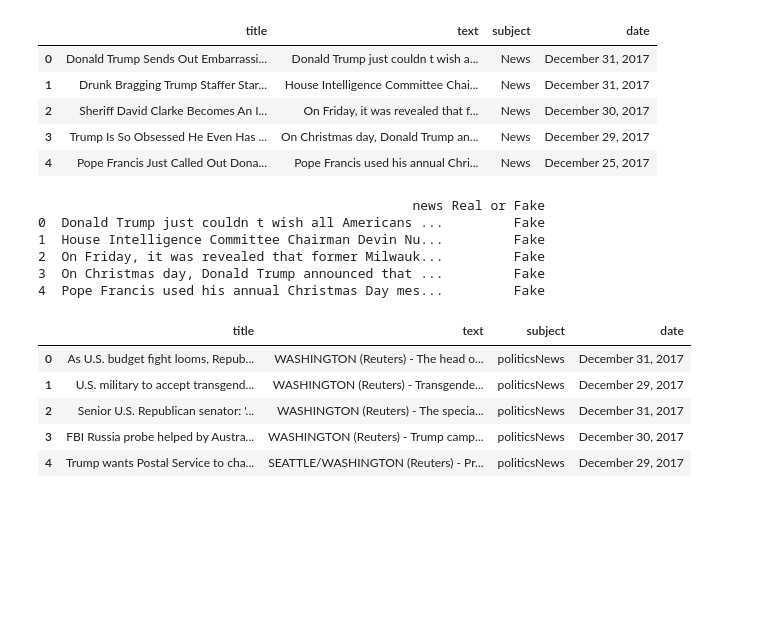
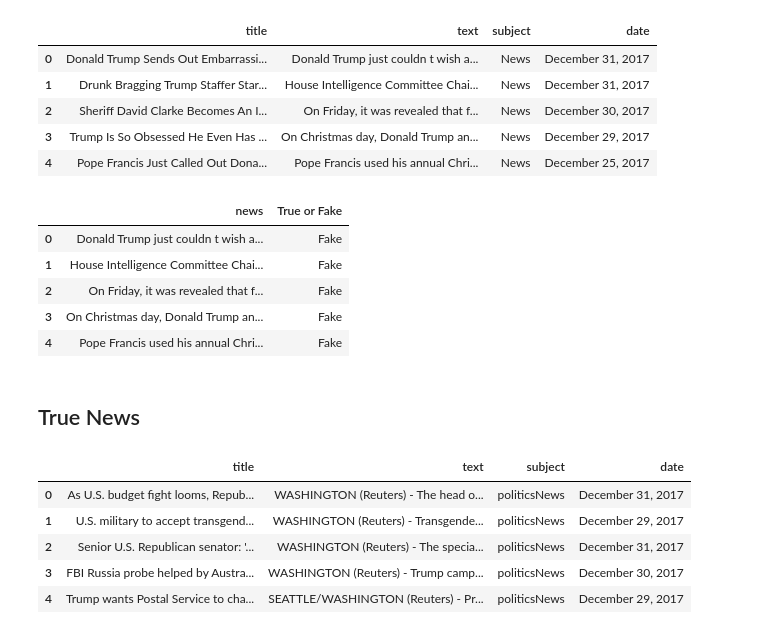
Before and after one commit to diegoreyes99/nlp-project, a Jupyter notebook: final_project.ipynb, the cells around one changed output. Drawn from its saved outputs; the diff is of its cells as text; code cells hidden in the pictures; blank space fills up the shorter version.

```diff
--- a/final_project.ipynb
+++ b/final_project.ipynb
@@ -38,17 +43,19 @@ df_fake_news.head()
 | 4 | Pope Francis Just Called Out Dona... | Pope Francis used his annual Chri... | News | December 25, 2017 |
 # %%
 df_fake_news = df_fake_news[['text']]
-df_fake_news['Real or Fake'] = 'Fake'
+df_fake_news['True or Fake'] = 'Fake'
 df_fake_news = df_fake_news.rename(columns={'text': 'news'})
 
-print(df_fake_news.head())
+df_fake_news.head()
 # %% [output]
-                                                news Real or Fake
-0  Donald Trump just couldn t wish all Americans ...         Fake
-1  House Intelligence Committee Chairman Devin Nu...         Fake
-2  On Friday, it was revealed that former Milwauk...         Fake
-3  On Christmas day, Donald Trump announced that ...         Fake
-4  Pope Francis used his annual Christmas Day mes...         Fake
+|  | news | True or Fake |
+| 0 | Donald Trump just couldn t wish a... | Fake |
+| 1 | House Intelligence Committee Chai... | Fake |
+| 2 | On Friday, it was revealed that f... | Fake |
+| 3 | On Christmas day, Donald Trump an... | Fake |
+| 4 | Pope Francis used his annual Chri... | Fake |
+# %% [markdown]
+## True News
 # %%
 df_real_news = pd.read_csv('dataset/True.csv')
 # %%
```
Also changed, not shown: parts of 20 cells of this notebook.
